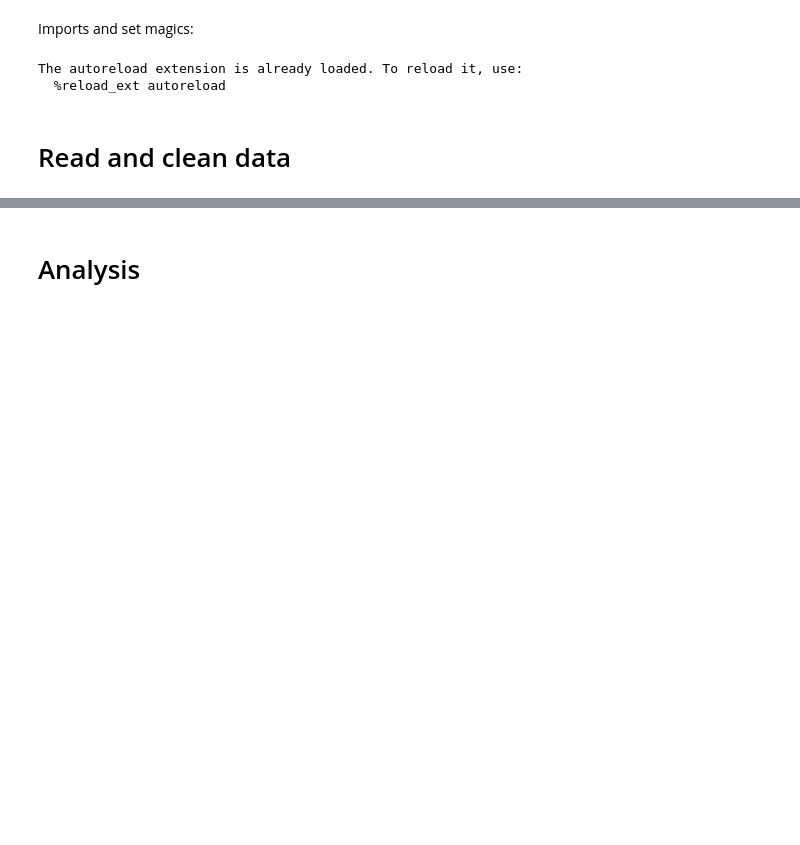
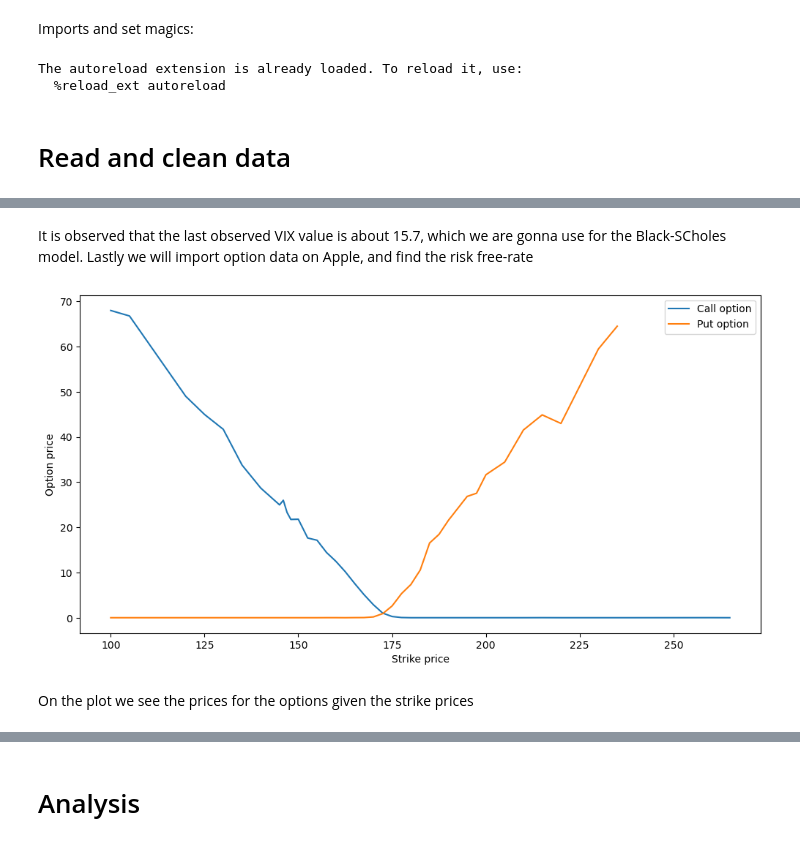
Before and after one commit to NumEconCopenhagen/projects-2024-rasmus, a Jupyter notebook: dataproject/dataproject.ipynb, the cells around one changed output, grey strips where cells are left out. Drawn from its saved outputs; the diff is of its cells as text; code cells hidden in the pictures; blank space fills up the shorter version.

```diff
--- a/dataproject/dataproject.ipynb
+++ b/dataproject/dataproject.ipynb
@@ -35,0 +49,21 @@ plt.plot(data)
+# %% [markdown]
+It is observed that the last observed VIX value is about 15.7, which we are gonna use for the Black-SCholes model.
+Lastly we will import option data on Apple, and find the risk free-rate
+# %%
+# Fetch the option chain for the specified date
+option_data = data.option_chain('2024-04-12')
+option_call = option_data.calls
+option_put = option_data.puts
+
+# Plotting the option chain
+plt.figure(figsize=(12,6))
+plt.plot(option_call['strike'], option_call['lastPrice'], label='Call option')
+plt.plot(option_put['strike'], option_put['lastPrice'], label='Put option')
+plt.xlabel('Strike price')
+plt.ylabel('Option price')
+plt.legend()
+plt.show()
+# %% [output]
+[figure, added]
+# %% [markdown]
+On the plot we see the prices for the options given the strike prices
```
Also changed, not shown: parts of 14 cells of this notebook, 1 other file.
